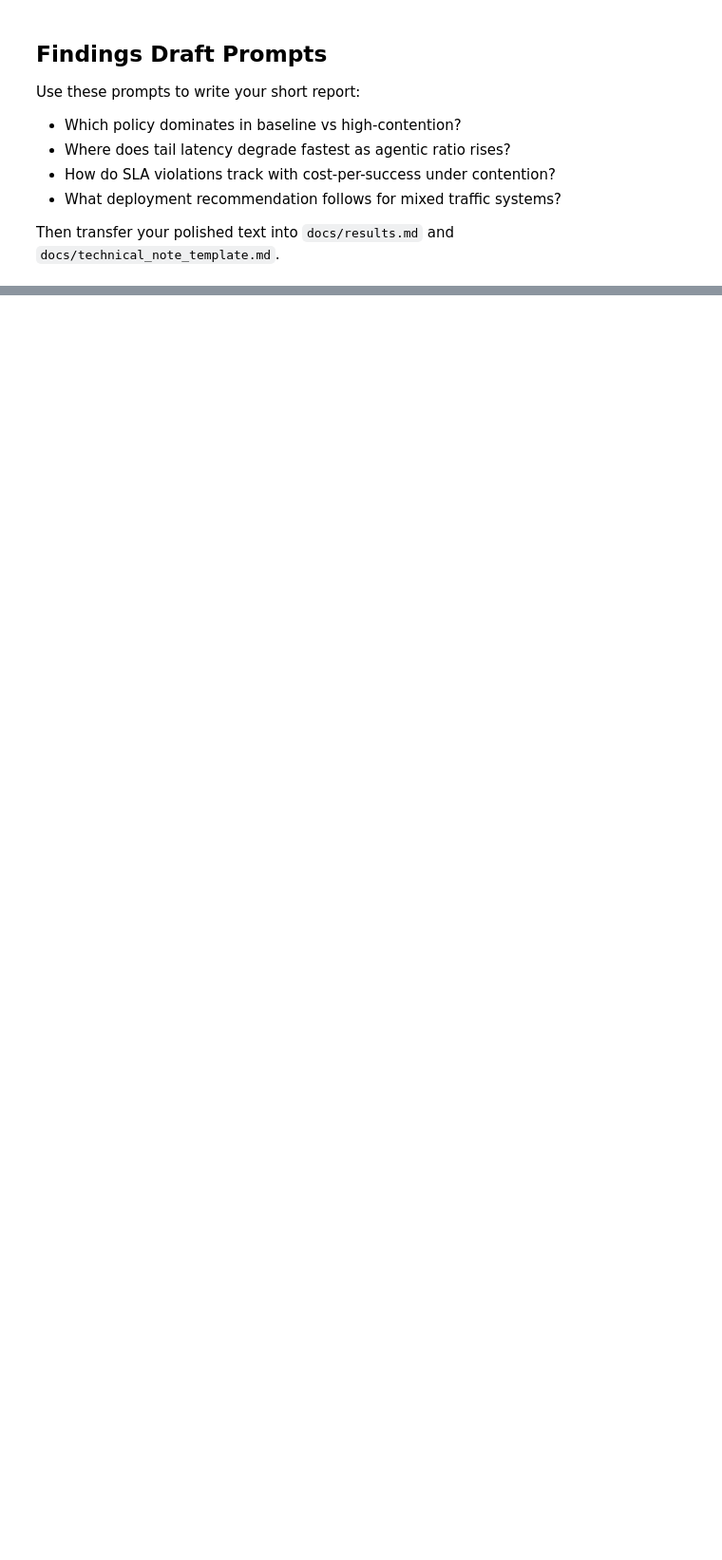
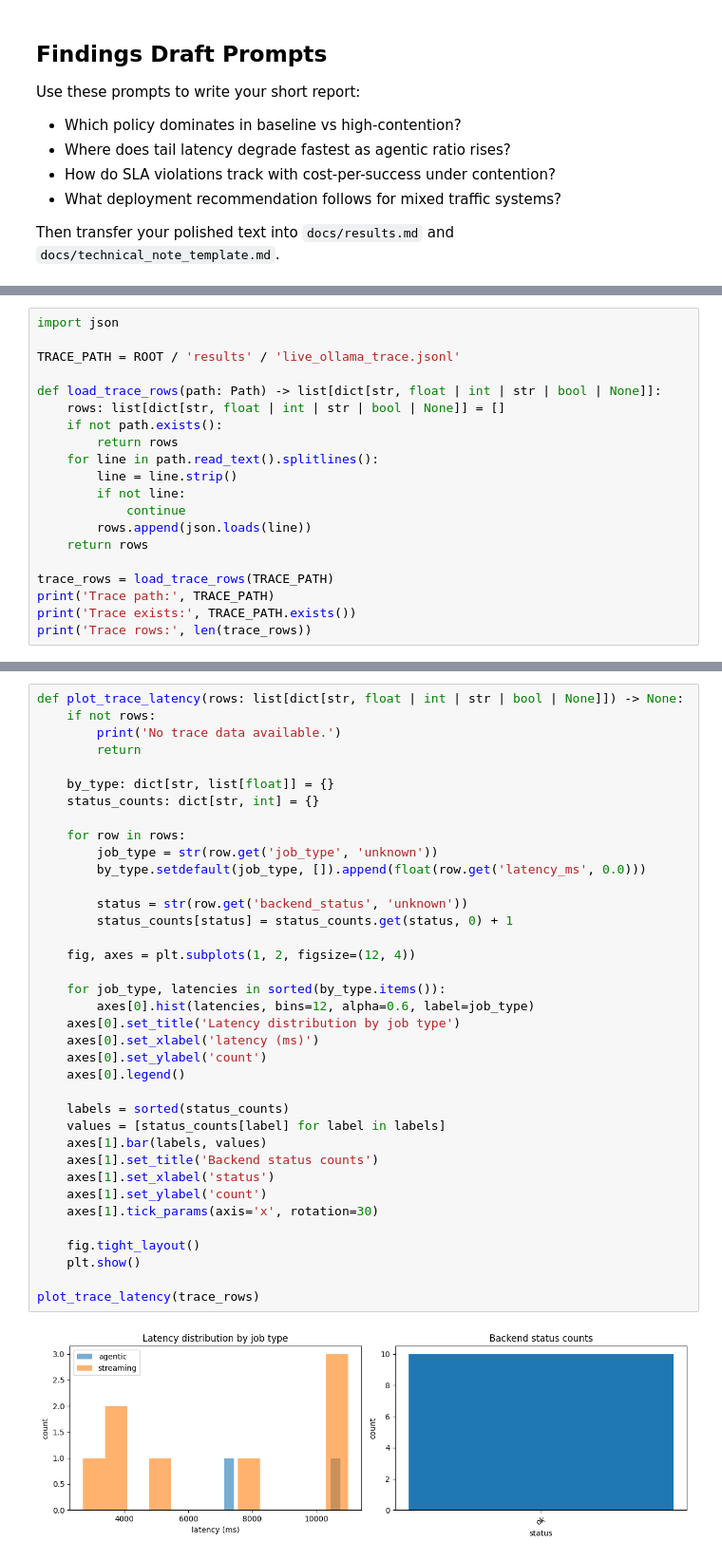
Before and after one commit to aaliyan1230/mixed-workload-serving-benchmark, a Jupyter notebook: notebooks/analysis_entrypoint.ipynb, the cells around one changed output, grey strips where cells are left out. Shown at 95% size. Drawn from its saved outputs; the diff is of its cells as text; blank space fills up the shorter version.

Commit message:
feat: update performance metrics in live_ollama_run.json and add live_ollama_trace.jsonl for detailed job tracing

```diff
--- a/notebooks/analysis_entrypoint.ipynb
+++ b/notebooks/analysis_entrypoint.ipynb
@@ -133,0 +142,20 @@ Then transfer your polished text into `docs/results.md` and `docs/technical_note
+# %%
+import json
+
+TRACE_PATH = ROOT / 'results' / 'live_ollama_trace.jsonl'
+
+def load_trace_rows(path: Path) -> list[dict[str, float | int | str | bool | None]]:
+    rows: list[dict[str, float | int | str | bool | None]] = []
+    if not path.exists():
+        return rows
+    for line in path.read_text().splitlines():
+        line = line.strip()
+        if not line:
+            continue
+        rows.append(json.loads(line))
+    return rows
+
+trace_rows = load_trace_rows(TRACE_PATH)
+print('Trace path:', TRACE_PATH)
+print('Trace exists:', TRACE_PATH.exists())
+print('Trace rows:', len(trace_rows))
@@ -133,0 +212,39 @@ Then transfer your polished text into `docs/results.md` and `docs/technical_note
+# %%
+def plot_trace_latency(rows: list[dict[str, float | int | str | bool | None]]) -> None:
+    if not rows:
+        print('No trace data available.')
+        return
+
+    by_type: dict[str, list[float]] = {}
+    status_counts: dict[str, int] = {}
+
+    for row in rows:
+        job_type = str(row.get('job_type', 'unknown'))
+        by_type.setdefault(job_type, []).append(float(row.get('latency_ms', 0.0)))
+
+        status = str(row.get('backend_status', 'unknown'))
+        status_counts[status] = status_counts.get(status, 0) + 1
+
+    fig, axes = plt.subplots(1, 2, figsize=(12, 4))
+
+    for job_type, latencies in sorted(by_type.items()):
+        axes[0].hist(latencies, bins=12, alpha=0.6, label=job_type)
+    axes[0].set_title('Latency distribution by job type')
+    axes[0].set_xlabel('latency (ms)')
+    axes[0].set_ylabel('count')
+    axes[0].legend()
+
+    labels = sorted(status_counts)
+    values = [status_counts[label] for label in labels]
+    axes[1].bar(labels, values)
+    axes[1].set_title('Backend status counts')
+    axes[1].set_xlabel('status')
+    axes[1].set_ylabel('count')
+    axes[1].tick_params(axis='x', rotation=30)
+
+    fig.tight_layout()
+    plt.show()
+
+plot_trace_latency(trace_rows)
+# %% [output]
+[figure, added]
```
Also changed, not shown: parts of 6 cells of this notebook, 4 other files.
